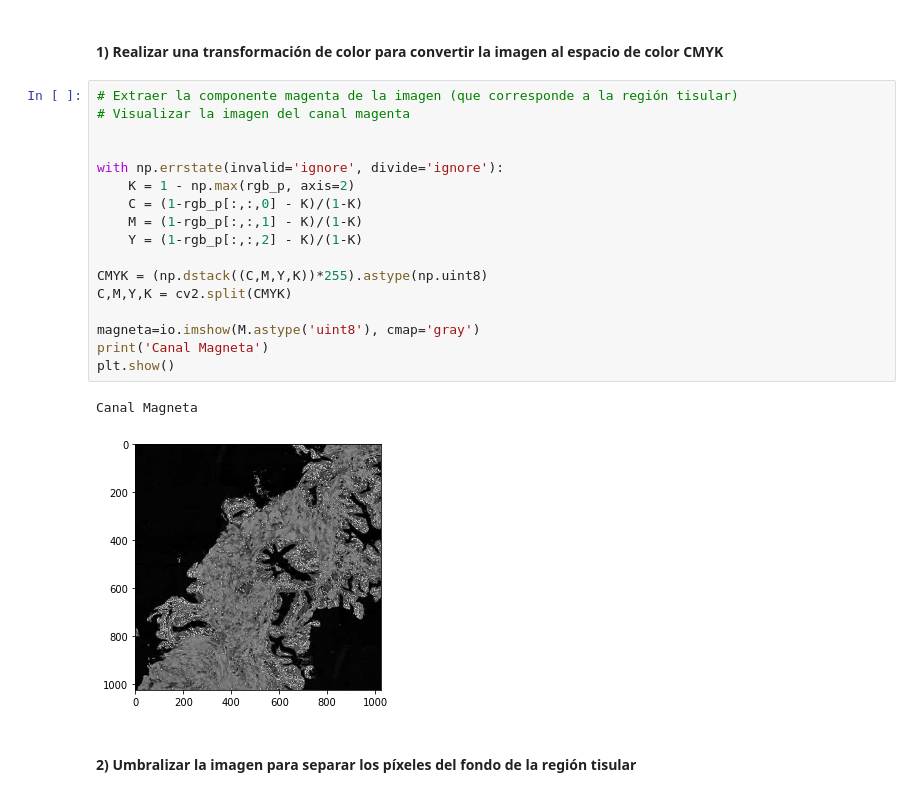
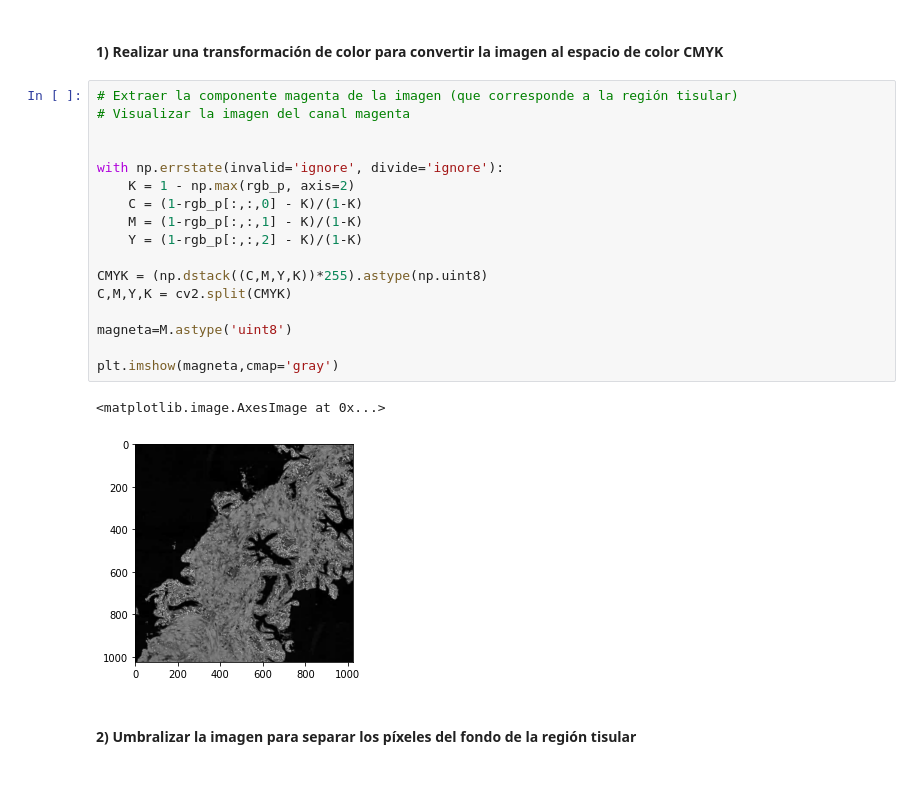
Before and after one commit to StevenMena/05MIAR---Aprendizaje_Supervisado, a Jupyter notebook: Actividad_C1_P1_MenaChavez_StevenAlberto.ipynb, the cells around one changed output. Cells and saved outputs as stored; diff of their text form.

```diff
--- a/Actividad_C1_P1_MenaChavez_StevenAlberto.ipynb
+++ b/Actividad_C1_P1_MenaChavez_StevenAlberto.ipynb
@@ -26,23 +28,23 @@ plt.imshow(rgb_p,cmap='gray')
 # %%
 # Extraer la componente magenta de la imagen (que corresponde a la región tisular)
 # Visualizar la imagen del canal magenta
 
 
 with np.errstate(invalid='ignore', divide='ignore'):
     K = 1 - np.max(rgb_p, axis=2)
     C = (1-rgb_p[:,:,0] - K)/(1-K)
     M = (1-rgb_p[:,:,1] - K)/(1-K)
     Y = (1-rgb_p[:,:,2] - K)/(1-K)
 
 CMYK = (np.dstack((C,M,Y,K))*255).astype(np.uint8)
 C,M,Y,K = cv2.split(CMYK)
 
-magneta=io.imshow(M.astype('uint8'), cmap='gray')
-print('Canal Magneta')
-plt.show()
+magneta=M.astype('uint8')
+
+plt.imshow(magneta,cmap='gray')
 # %% [output]
-Canal Magneta
+<matplotlib.image.AxesImage at 0x...>
-[figure, old version]
+[figure, new version]
 # %% [markdown]
 #### 2) Umbralizar la imagen para separar los píxeles del fondo de la región tisular
 # %%
```
Also changed, not shown: parts of 2 cells of this notebook.
